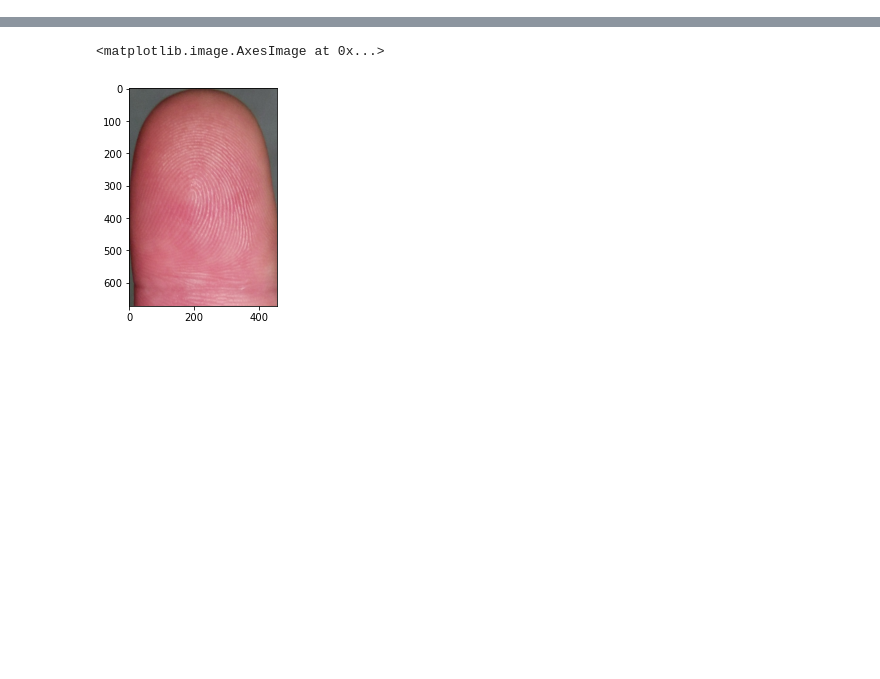
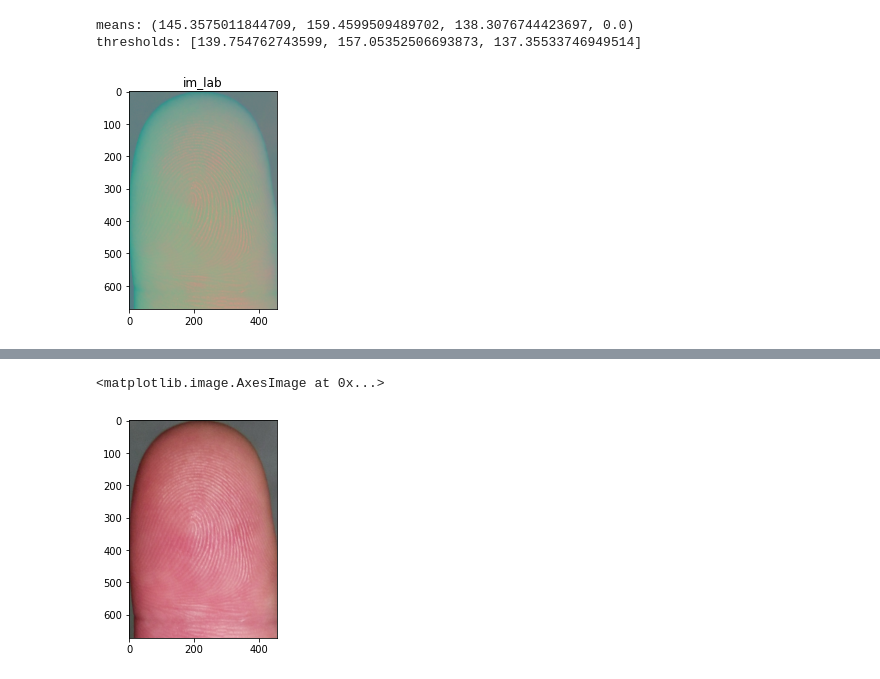
Before and after one commit to lattardts/jupyter_test_notebooks, a Jupyter notebook: fingerprint/findSkin.ipynb, the cells around one changed output, grey strips where cells are left out. Saved outputs shown, nothing was run; the diff lists cells and outputs as text; code cells hidden in the pictures; blank space fills up the shorter version.

```diff
--- a/fingerprint/findSkin.ipynb
+++ b/fingerprint/findSkin.ipynb
@@ -149,3 +155,9 @@ ratio_pixels = cnt_mask_both / self.total_pixels =  0.7025571741854637
+# %%
+detector.is_mask_balanced()
+# %% [output]
+means: (145.3575011844709, 159.4599509489702, 138.3076744423697, 0.0)
+thresholds: [139.754762743599, 157.05352506693873, 137.35533746949514]
+[figure, added]
 # %%
 plt.figure(7)
 plt.imshow(detector.shadow_mask, cmap = 'gray')
```
Also changed, not shown: parts of 6 cells of this notebook.
